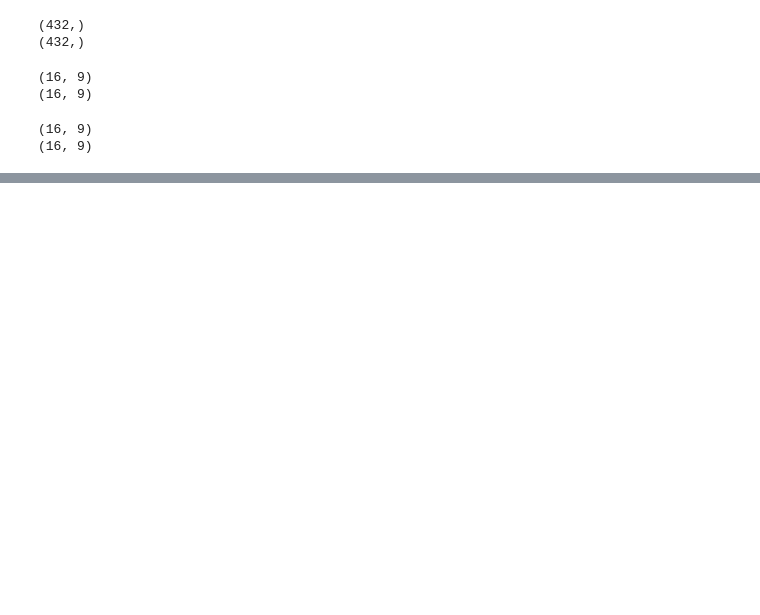
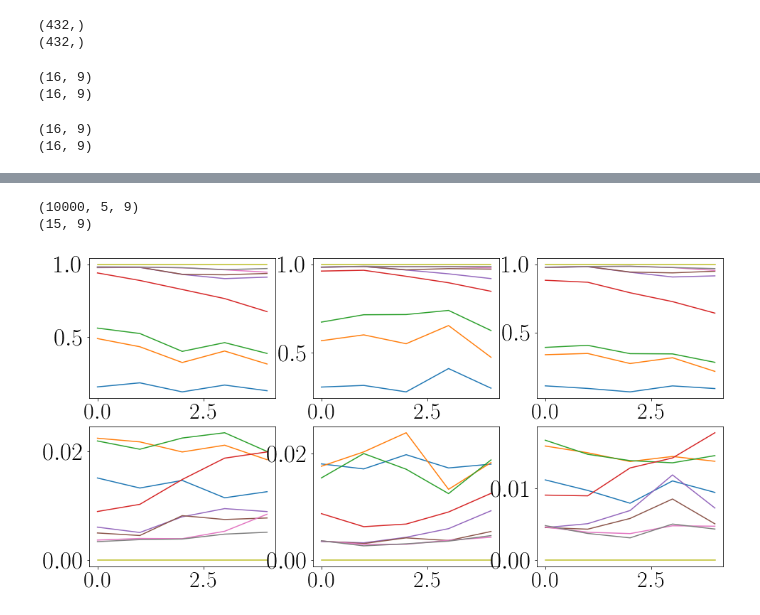
Before and after one commit to mariushobbhahn/Laplace_Matching_for_GLMs, a Jupyter notebook: exp/Dirichlet_Experiment/BTW Bezirksebene Experiment.ipynb, the cells around one changed output, grey strips where cells are left out. Drawn from its saved outputs; the diff is of its cells as text; code cells hidden in the pictures; blank space fills up the shorter version.

```diff
--- a/exp/Dirichlet_Experiment/BTW Bezirksebene Experiment.ipynb
+++ b/exp/Dirichlet_Experiment/BTW Bezirksebene Experiment.ipynb
@@ -906,0 +988,36 @@ for i in range(len(sm_cum_results_samples)):
+# %%
+training_samples_Markt_sm_cum_10k, training_samples_Wanne_sm_cum_10k, training_samples_Franz_sm_cum_10k = training_samples_sm_cum(post_samples_10k)
+training_samples_All_sm_cum_10k = training_samples_sm_cum(post_samples_10k, all=True)
+# %%
+print(np.shape(training_samples_Markt_sm_cum_10k))
+
+training_samples_Markt_sm_cum_mean_10k = np.mean(training_samples_Markt_sm_cum_10k, 0)
+training_samples_Markt_sm_cum_std_10k = np.std(training_samples_Markt_sm_cum_10k, 0)
+
+training_samples_Wanne_sm_cum_mean_10k = np.mean(training_samples_Wanne_sm_cum_10k, 0)
+training_samples_Wanne_sm_cum_std_10k = np.std(training_samples_Wanne_sm_cum_10k, 0)
+
+training_samples_Franz_sm_cum_mean_10k = np.mean(training_samples_Franz_sm_cum_10k, 0)
+training_samples_Franz_sm_cum_std_10k = np.std(training_samples_Franz_sm_cum_10k, 0)
+
+training_samples_All_sm_cum_mean_10k = np.mean(training_samples_All_sm_cum_10k, 0)
+training_samples_All_sm_cum_std_10k = np.std(training_samples_All_sm_cum_10k, 0)
+
+print(np.shape(training_samples_All_sm_cum_mean_10k))
+# %% [output]
+(10000, 5, 9)
+(15, 9)
+# %%
+fig, ax = plt.subplots(2, 3, figsize=(16, 8))
+
+ax[0][0].plot(training_samples_Markt_sm_cum_mean_10k)
+ax[0][1].plot(training_samples_Wanne_sm_cum_mean_10k)
+ax[0][2].plot(training_samples_Franz_sm_cum_mean_10k)
+
+ax[1][0].plot(training_samples_Markt_sm_cum_std_10k)
+ax[1][1].plot(training_samples_Wanne_sm_cum_std_10k)
+ax[1][2].plot(training_samples_Franz_sm_cum_std_10k)
+
+plt.show();
+# %% [output]
+[figure, added]
```
Also changed, not shown: parts of 42 cells of this notebook.
